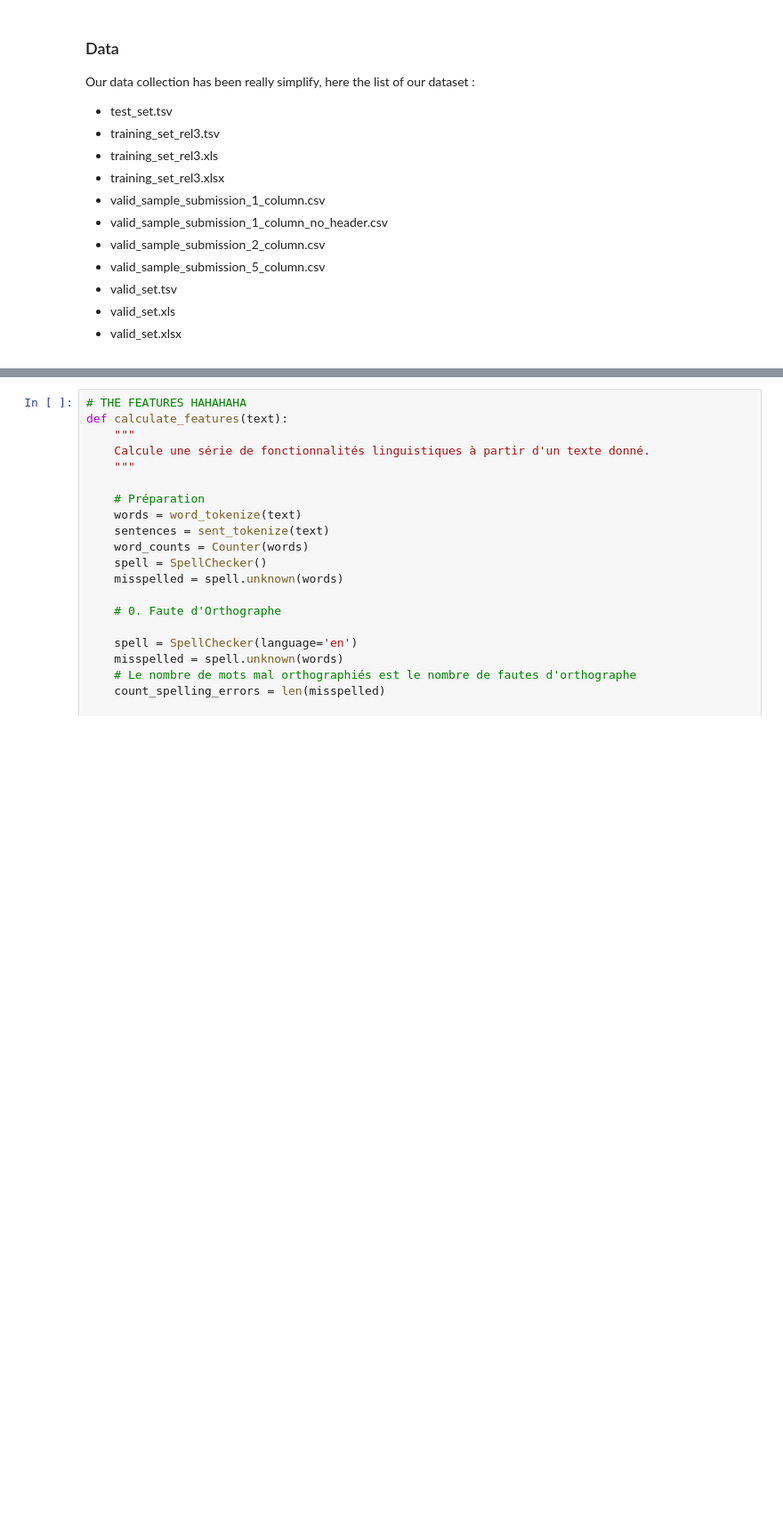
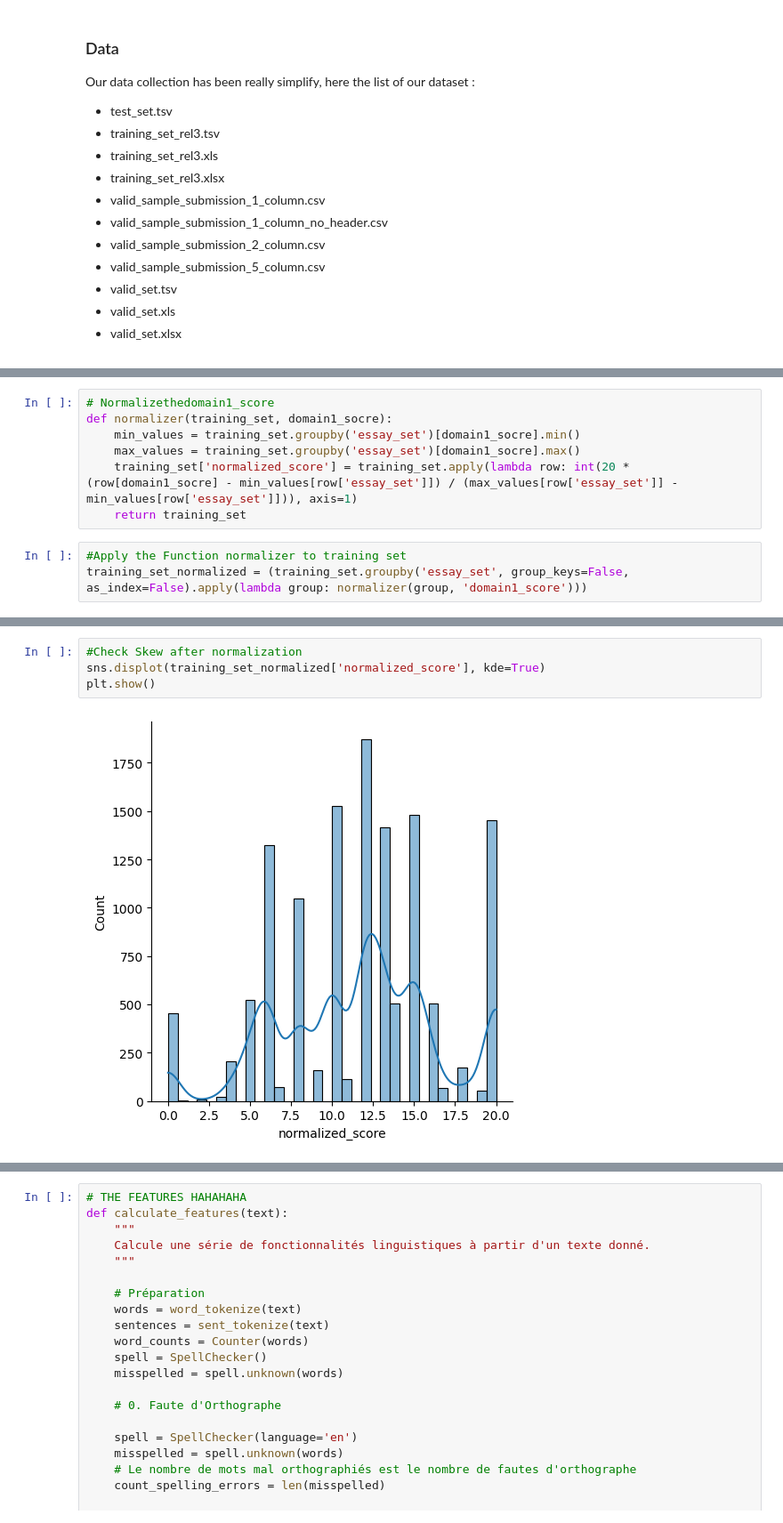
Before and after one commit to Martialkouass/Automated-essay-scoring-Machine-Learning-Model, a Jupyter notebook: NLP-PROJECT.ipynb, the cells around one changed output, grey strips where cells are left out. Shown at 89% size. Saved outputs shown, nothing was run; the diff lists cells and outputs as text; blank space fills up the shorter version.

```diff
--- a/NLP-PROJECT.ipynb
+++ b/NLP-PROJECT.ipynb
@@ -173,0 +236,10 @@ memory usage: 2.8+ MB
+# %%
+# Normalizethedomain1_score
+def normalizer(training_set, domain1_socre):
+    min_values = training_set.groupby('essay_set')[domain1_socre].min()
+    max_values = training_set.groupby('essay_set')[domain1_socre].max()
+    training_set['normalized_score'] = training_set.apply(lambda row: int(20 * (row[domain1_socre] - min_values[row['essay_set']]) / (max_values[row['essay_set']] - min_values[row['essay_set']])), axis=1)
+    return training_set
+# %%
+#Apply the Function normalizer to training set
+training_set_normalized = (training_set.groupby('essay_set', group_keys=False, as_index=False).apply(lambda group: normalizer(group, 'domain1_score')))
@@ -173,0 +257,6 @@ memory usage: 2.8+ MB
+# %%
+#Check Skew after normalization
+sns.displot(training_set_normalized['normalized_score'], kde=True)
+plt.show()
+# %% [output]
+[figure, added]
```
Also changed, not shown: parts of 41 cells of this notebook, 2 other files.
